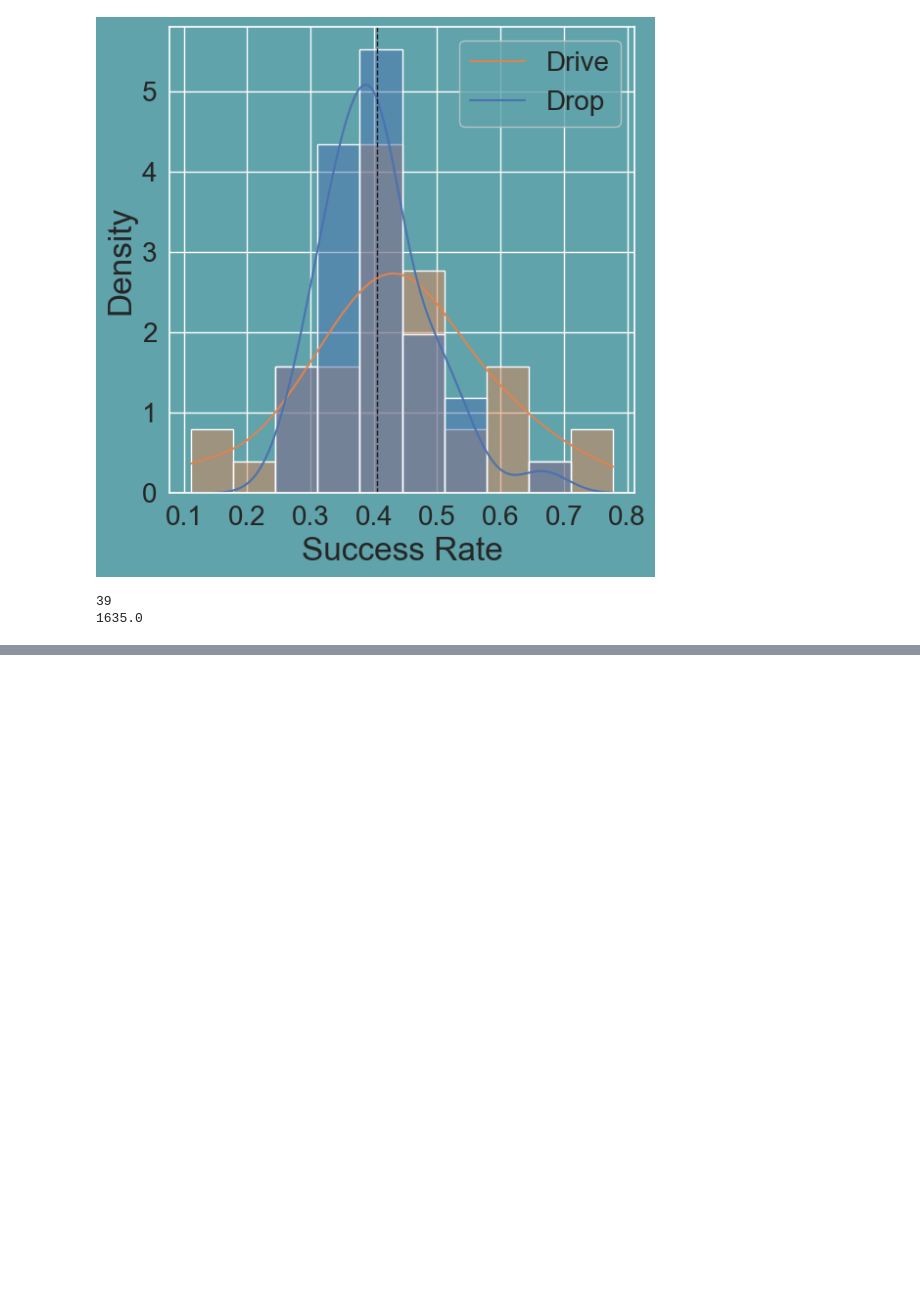
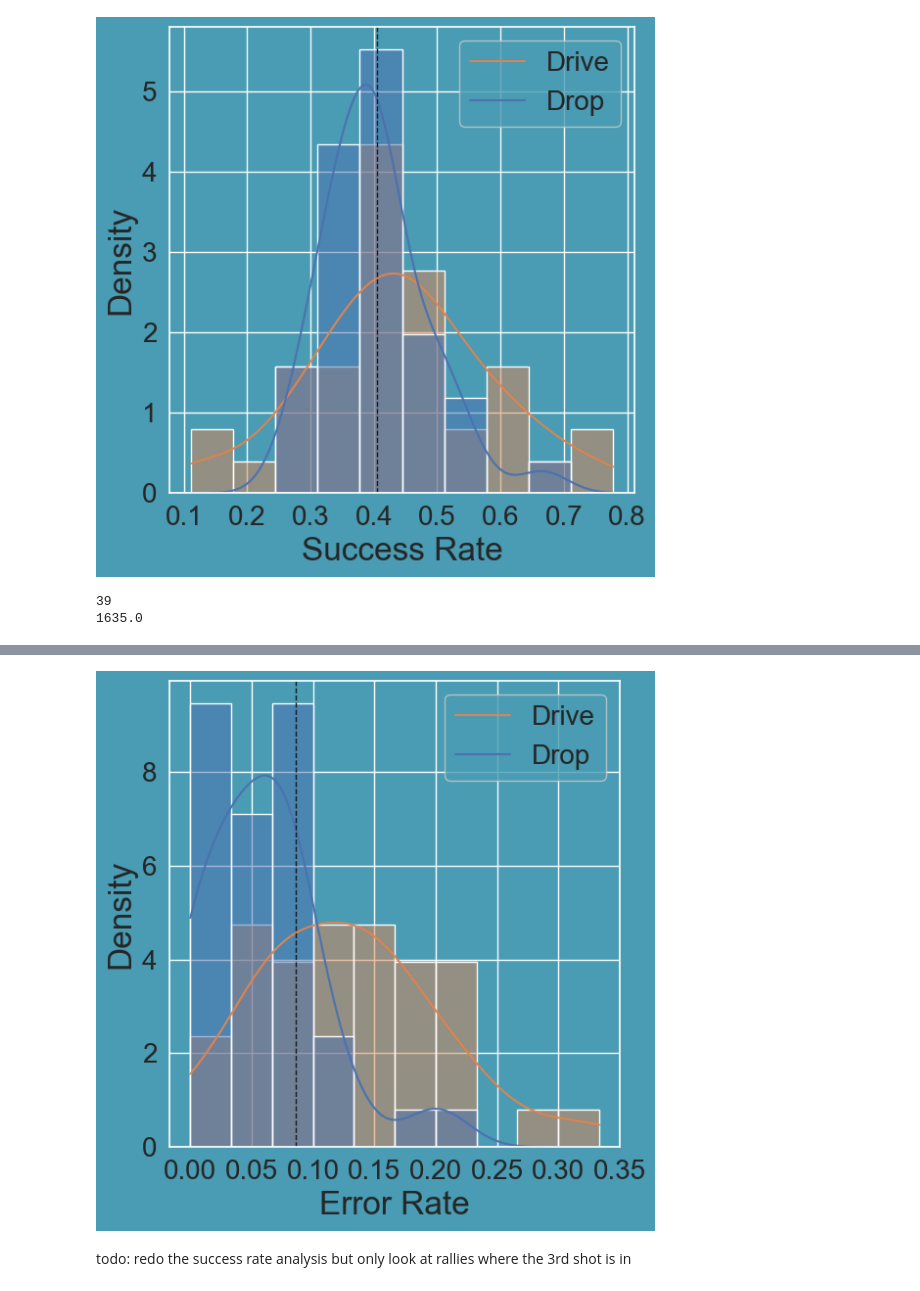
Before and after one commit to NolanSmyth/pklshop, a Jupyter notebook: examples/third_shot_analysis.ipynb, the cells around one changed output, grey strips where cells are left out. Drawn from its saved outputs; the diff is of its cells as text; code cells hidden in the pictures; blank space fills up the shorter version.

```diff
--- a/examples/third_shot_analysis.ipynb
+++ b/examples/third_shot_analysis.ipynb
@@ -96,0 +143,19 @@ print(sum(num_drops + num_drives))
+# %%
+fig, ax = plt.subplots(1, 1, figsize=(6, 6))
+
+sns.histplot([drop_error_rate_arr, drive_error_rate_arr], bins=10, kde=True, stat='density', common_norm=False, legend=False)
+plt.axvline(x=overall_error_rate_tot, linewidth=1, color='k', ls = '--')
+
+plt.xticks(fontsize=20)
+plt.yticks(fontsize=20)
+plt.legend(labels=['Drive', 'Drop'], fontsize=20)
+plt.xlabel("Error Rate")
+plt.ylabel("Density")
+
+plt.tight_layout()
+plt.savefig("../figures/third_shot_error_distribution.png")
+plt.show()
+# %% [output]
+[figure, added]
+# %% [markdown]
+todo: redo the success rate analysis but only look at rallies where the 3rd shot is in
```
Also changed, not shown: parts of 7 cells of this notebook, 8 other files.
